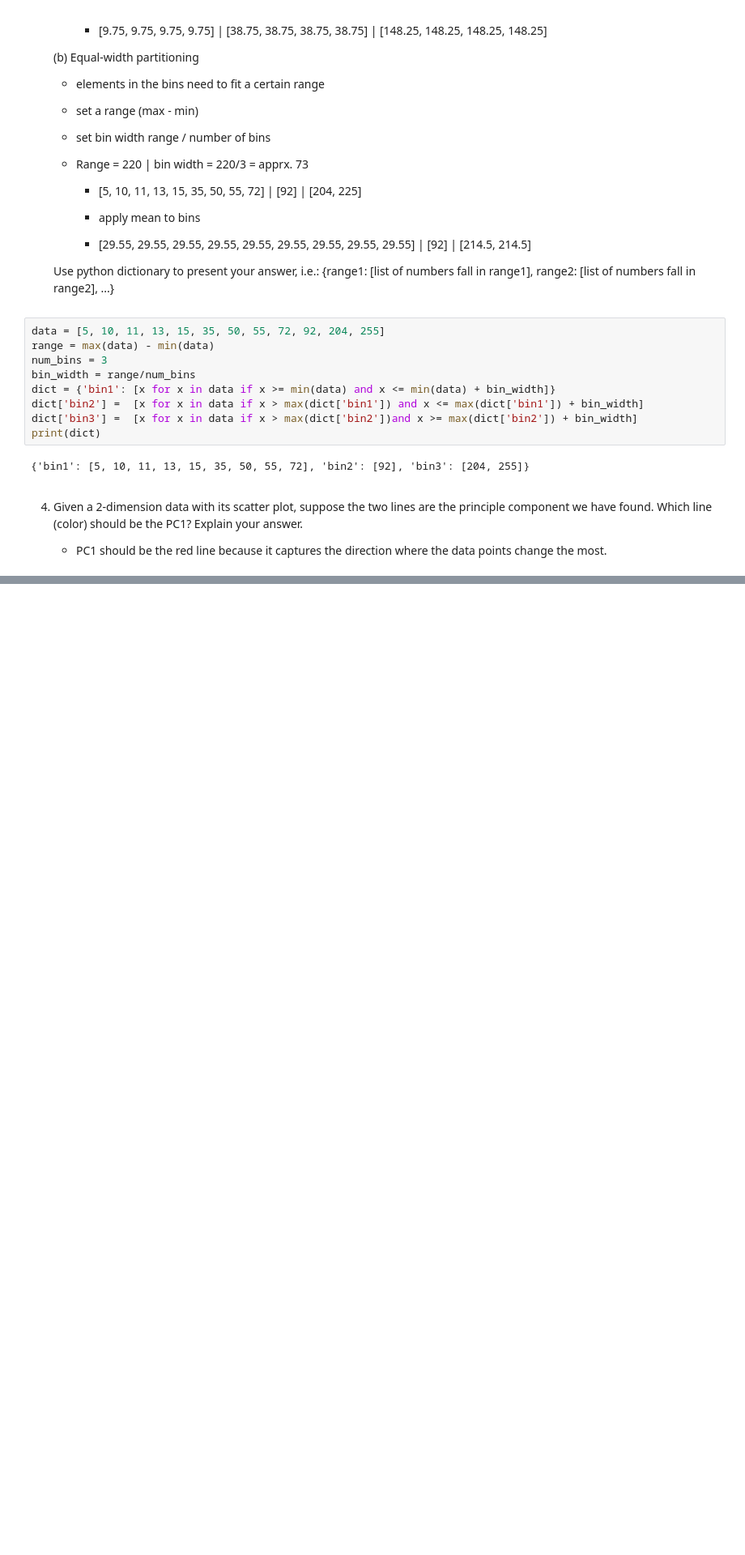
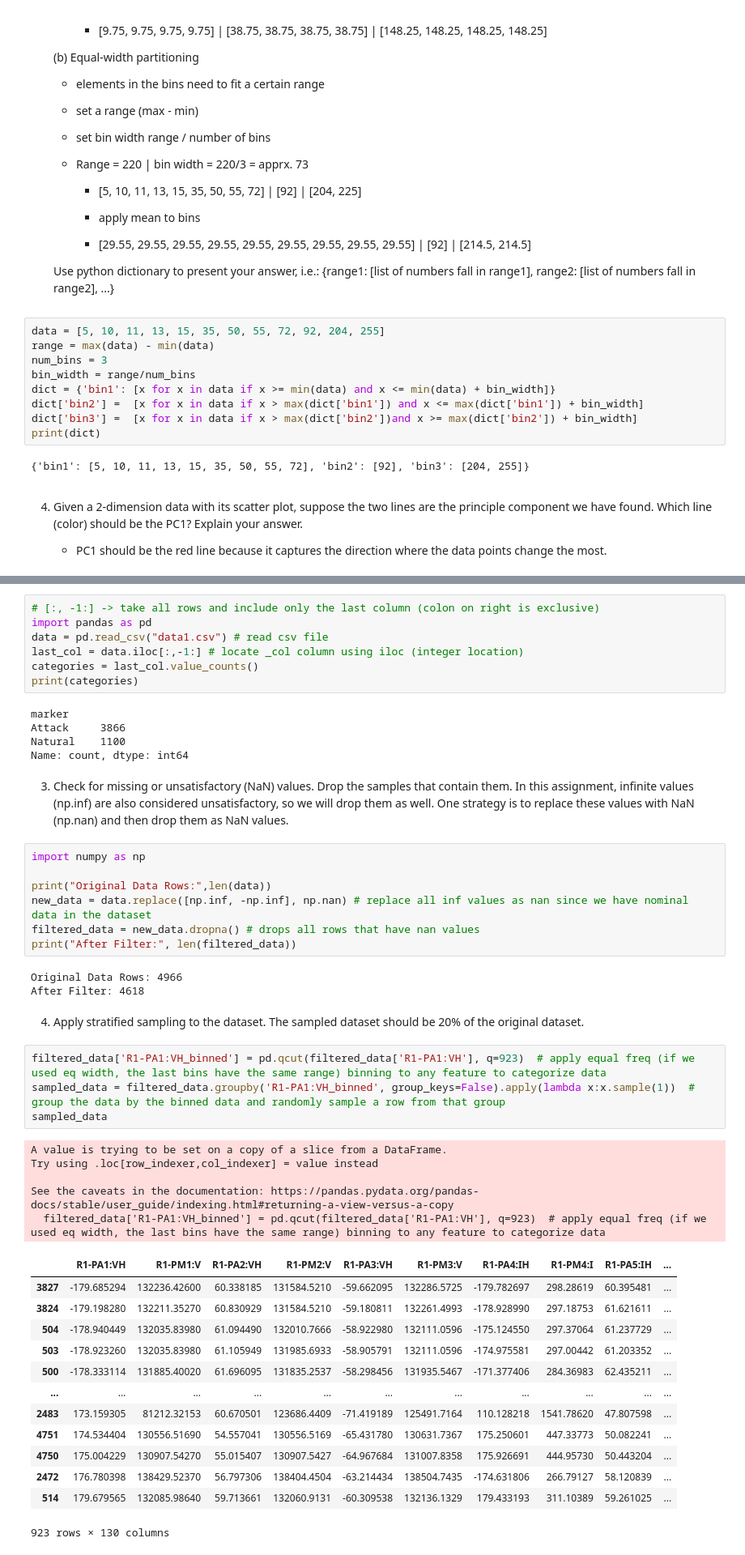
Before and after one commit to NyleLuza/fall2025, a Jupyter notebook: comp541/assignment2/main.ipynb, the cells around one changed output, grey strips where cells are left out. Shown at 81% size. Saved outputs shown, nothing was run; the diff lists cells and outputs as text; blank space fills up the shorter version.

```diff
--- a/comp541/assignment2/main.ipynb
+++ b/comp541/assignment2/main.ipynb
@@ -83,0 +102,53 @@ component we have found. Which line (color) should be the PC1? Explain your answ
+# %%
+# [:, -1:] -> take all rows and include only the last column (colon on right is exclusive)
+import pandas as pd
+data = pd.read_csv("data1.csv") # read csv file
+last_col = data.iloc[:,-1:] # locate _col column using iloc (integer location)
+categories = last_col.value_counts()
+print(categories)
+# %% [output]
+marker
+Attack     3866
+Natural    1100
+Name: count, dtype: int64
+# %% [markdown]
+3. Check for missing or unsatisfactory (NaN) values. Drop the samples that contain them.
+In this assignment, infinite values (np.inf) are also considered unsatisfactory, so we
+will drop them as well. One strategy is to replace these values with NaN (np.nan) and
+then drop them as NaN values.
+# %%
+import numpy as np
+
+print("Original Data Rows:",len(data))
+new_data = data.replace([np.inf, -np.inf], np.nan) # replace all inf values as nan since we have nominal data in the dataset
+filtered_data = new_data.dropna() # drops all rows that have nan values
+print("After Filter:", len(filtered_data))
+# %% [output]
+Original Data Rows: 4966
+After Filter: 4618
+# %% [markdown]
+4. Apply stratified sampling to the dataset. The sampled dataset should be 20% of the
+original dataset.
+# %%
+filtered_data['R1-PA1:VH_binned'] = pd.qcut(filtered_data['R1-PA1:VH'], q=923)  # apply equal freq (if we used eq width, the last bins have the same range) binning to any feature to categorize data
+sampled_data = filtered_data.groupby('R1-PA1:VH_binned', group_keys=False).apply(lambda x:x.sample(1))  # group the data by the binned data and randomly sample a row from that group
+sampled_data
+# %% [output]
+A value is trying to be set on a copy of a slice from a DataFrame.
+Try using .loc[row_indexer,col_indexer] = value instead
+
+See the caveats in the documentation: https://pandas.pydata.org/pandas-docs/stable/user_guide/indexing.html#returning-a-view-versus-a-copy
+  filtered_data['R1-PA1:VH_binned'] = pd.qcut(filtered_data['R1-PA1:VH'], q=923)  # apply equal freq (if we used eq width, the last bins have the same range) binning to any feature to categorize data
+|  | R1-PA1:VH | R1-PM1:V | R1-PA2:VH | R1-PM2:V | R1-PA3:VH | R1-PM3:V | R1-PA4:IH | R1-PM4:I | R1-PA5:IH | ... |
+| 3827 | -179.685294 | 132236.42600 | 60.338185 | 131584.5210 | -59.662095 | 132286.5725 | -179.782697 | 298.28619 | 60.395481 | ... |
+| 3824 | -179.198280 | 132211.35270 | 60.830929 | 131584.5210 | -59.180811 | 132261.4993 | -178.928990 | 297.18753 | 61.621611 | ... |
+| 504 | -178.940449 | 132035.83980 | 61.094490 | 132010.7666 | -58.922980 | 132111.0596 | -175.124550 | 297.37064 | 61.237729 | ... |
+| 503 | -178.923260 | 132035.83980 | 61.105949 | 131985.6933 | -58.905791 | 132111.0596 | -174.975581 | 297.00442 | 61.203352 | ... |
+| 500 | -178.333114 | 131885.40020 | 61.696095 | 131835.2537 | -58.298456 | 131935.5467 | -171.377406 | 284.36983 | 62.435211 | ... |
+| ... | ... | ... | ... | ... | ... | ... | ... | ... | ... | ... |
+| 2483 | 173.159305 | 81212.32153 | 60.670501 | 123686.4409 | -71.419189 | 125491.7164 | 110.128218 | 1541.78620 | 47.807598 | ... |
+| 4751 | 174.534404 | 130556.51690 | 54.557041 | 130556.5169 | -65.431780 | 130631.7367 | 175.250601 | 447.33773 | 50.082241 | ... |
+| 4750 | 175.004229 | 130907.54270 | 55.015407 | 130907.5427 | -64.967684 | 131007.8358 | 175.926691 | 444.95730 | 50.443204 | ... |
+| 2472 | 176.780398 | 138429.52370 | 56.797306 | 138404.4504 | -63.214434 | 138504.7435 | -174.631806 | 266.79127 | 58.120839 | ... |
+| 514 | 179.679565 | 132085.98640 | 59.713661 | 132060.9131 | -60.309538 | 132136.1329 | 179.433193 | 311.10389 | 59.261025 | ... |
+923 rows × 130 columns
```
Also changed, not shown: parts of 6 cells of this notebook.
